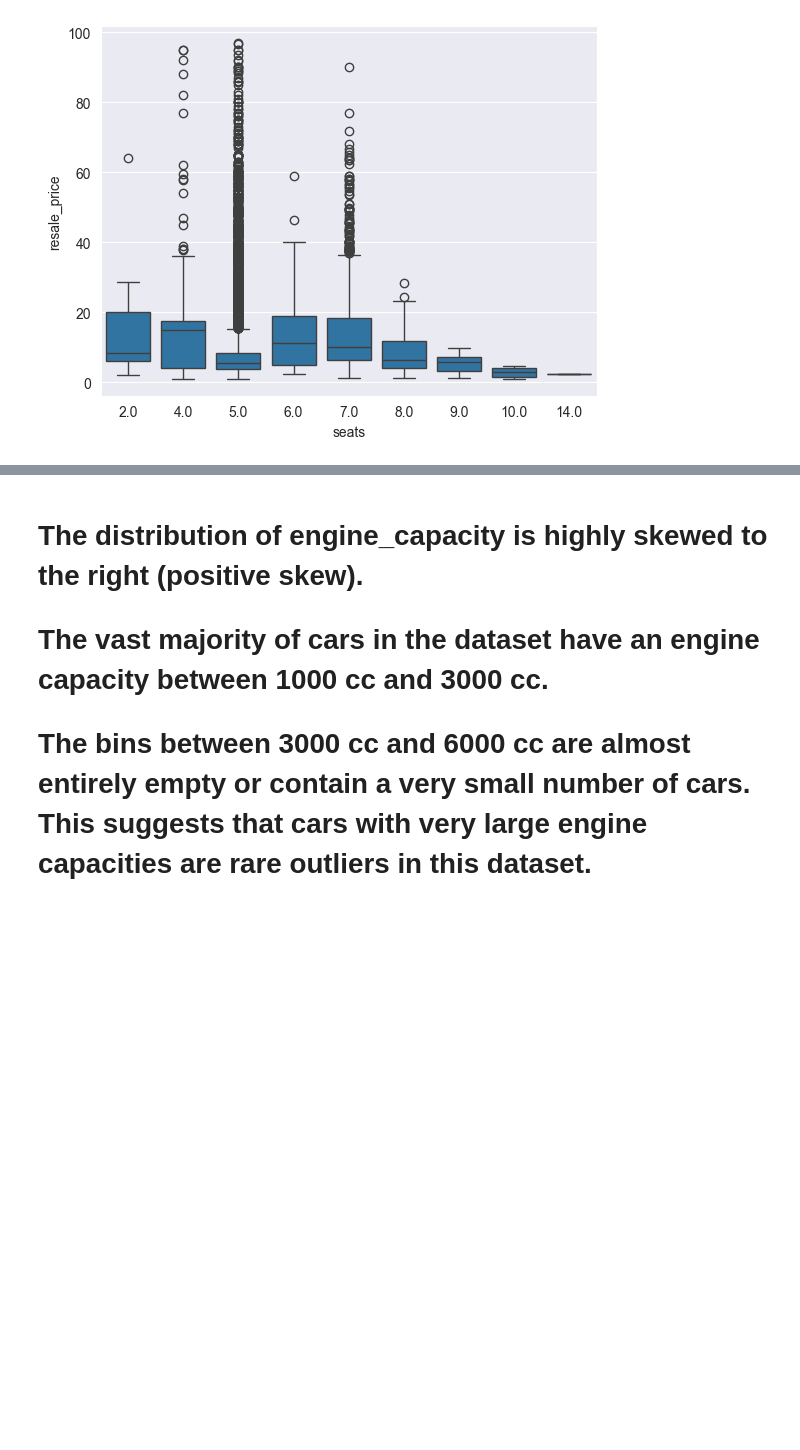
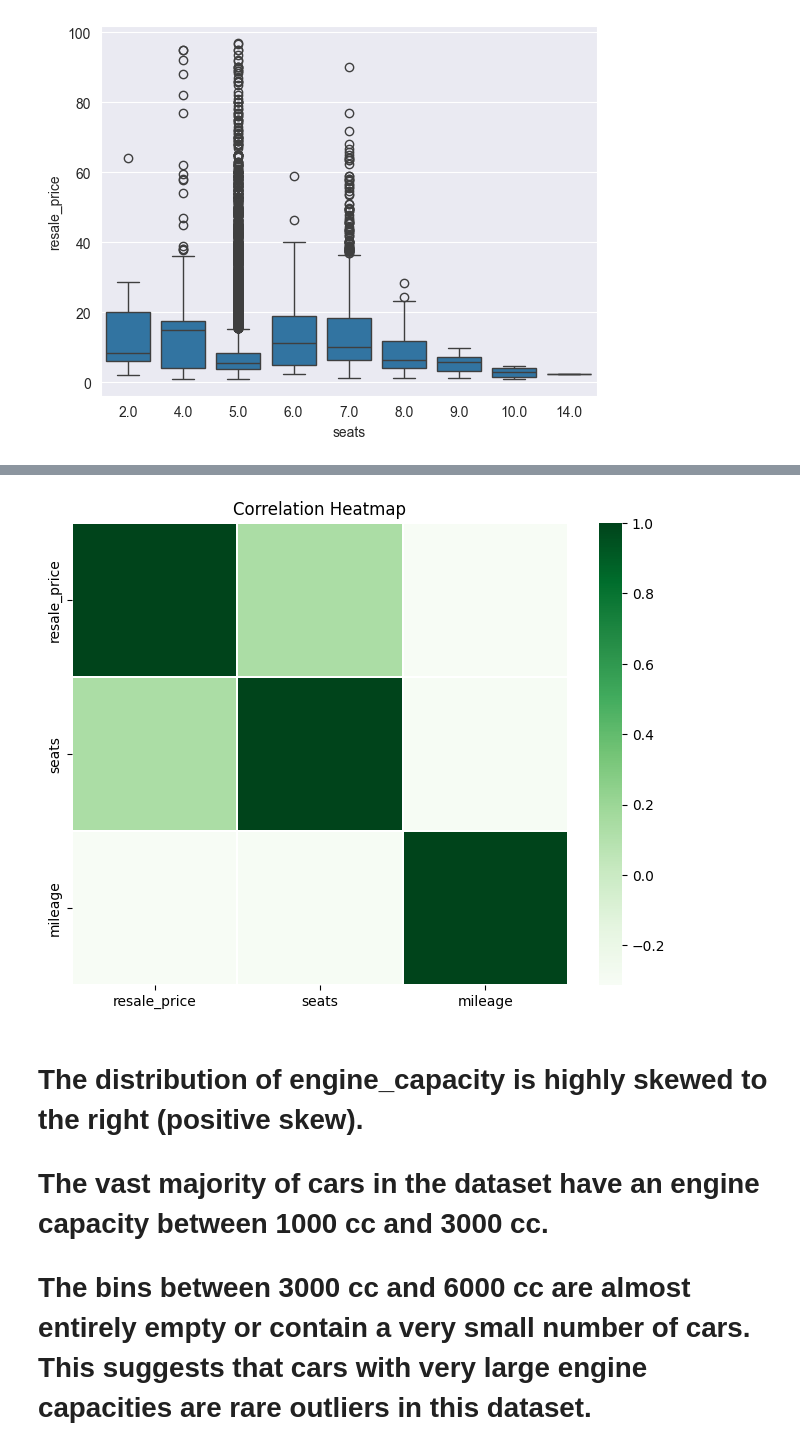
Before and after one commit to NitoBoritto/C---Task-Manager, a Jupyter notebook: Car_Sales_Regression.ipynb, the cells around one changed output, grey strips where cells are left out. Cells and saved outputs as stored; diff of their text form; code cells hidden in the pictures; blank space fills up the shorter version.

```diff
--- a/Car_Sales_Regression.ipynb
+++ b/Car_Sales_Regression.ipynb
@@ -185,3 +148,12 @@ sns.barplot(x='seats', y='resale_price', data=Car_df)
+# %%
+
+numeric_cols = Car_df.select_dtypes(include=['float64','int64','int32'])
+plt.figure(figsize=(8,6))
+sns.heatmap(numeric_cols.corr(), cmap='Greens', linewidths=0.2)
+plt.title("Correlation Heatmap")
+plt.show()
+# %% [output]
+[figure, added]
 # %% [markdown]
 # The distribution of engine_capacity is highly skewed to the right (positive skew).
 # The vast majority of cars in the dataset have an engine capacity between 1000 cc and 3000 cc.
```
Also changed, not shown: parts of 27 cells of this notebook.
